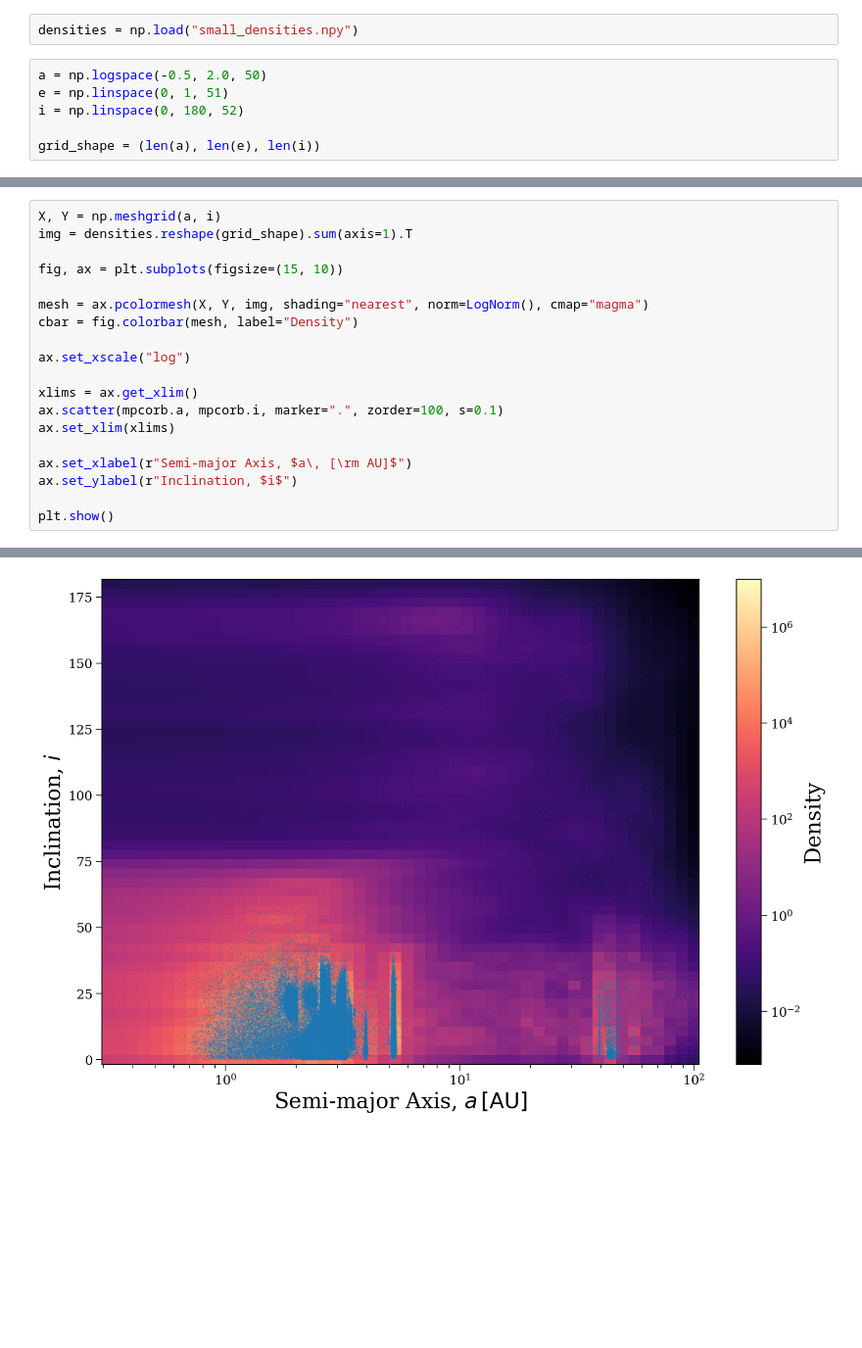
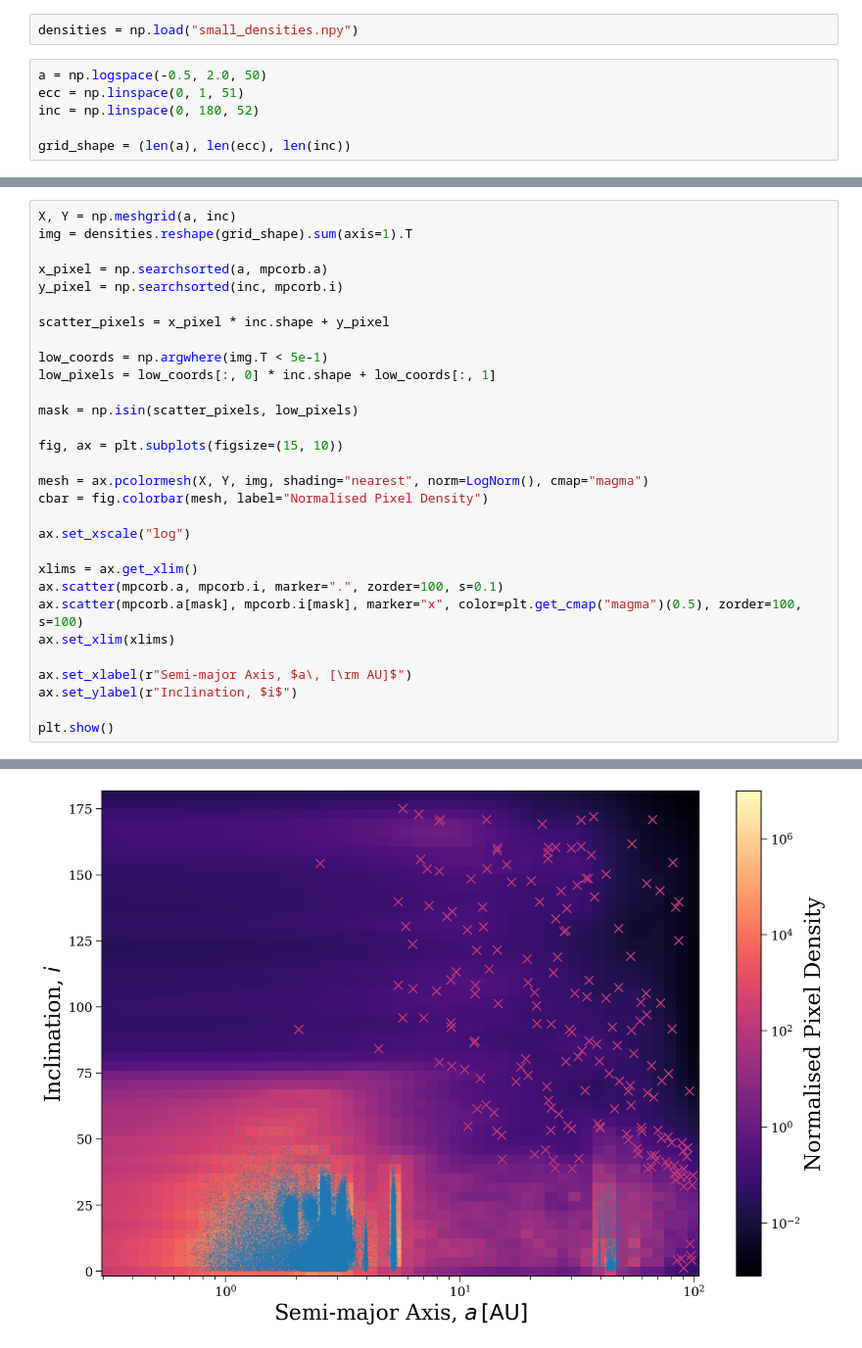
Before and after one commit to dirac-institute/hybrid_sso_catalogue, a Jupyter notebook: density/investigate.ipynb, the cells around one changed output, grey strips where cells are left out. Shown at 98% size. Saved outputs shown, nothing was run; the diff lists cells and outputs as text; blank space fills up the shorter version.

```diff
--- a/density/investigate.ipynb
+++ b/density/investigate.ipynb
@@ -31,7 +39,7 @@ mpc_aei = np.array([mpcorb.a, mpcorb.e, mpcorb.i]).T
 densities = np.load("small_densities.npy")
 # %%
 a = np.logspace(-0.5, 2.0, 50)
-e = np.linspace(0, 1, 51)
-i = np.linspace(0, 180, 52)
+ecc = np.linspace(0, 1, 51)
+inc = np.linspace(0, 180, 52)
 
-grid_shape = (len(a), len(e), len(i))
+grid_shape = (len(a), len(ecc), len(inc))
@@ -59,16 +99,27 @@ plt.show()
 # %%
-X, Y = np.meshgrid(a, i)
+X, Y = np.meshgrid(a, inc)
 img = densities.reshape(grid_shape).sum(axis=1).T
+
+x_pixel = np.searchsorted(a, mpcorb.a)
+y_pixel = np.searchsorted(inc, mpcorb.i)
+
+scatter_pixels = x_pixel * inc.shape + y_pixel
+
+low_coords = np.argwhere(img.T < 5e-1)
+low_pixels = low_coords[:, 0] * inc.shape + low_coords[:, 1]
+
+mask = np.isin(scatter_pixels, low_pixels)
 
 fig, ax = plt.subplots(figsize=(15, 10))
 
 mesh = ax.pcolormesh(X, Y, img, shading="nearest", norm=LogNorm(), cmap="magma")
-cbar = fig.colorbar(mesh, label="Density")
+cbar = fig.colorbar(mesh, label="Normalised Pixel Density")
 
 ax.set_xscale("log")
 
 xlims = ax.get_xlim()
 ax.scatter(mpcorb.a, mpcorb.i, marker=".", zorder=100, s=0.1)
+ax.scatter(mpcorb.a[mask], mpcorb.i[mask], marker="x", color=plt.get_cmap("magma")(0.5), zorder=100, s=100)
 ax.set_xlim(xlims)
 
 ax.set_xlabel(r"Semi-major Axis, $a\, [\rm AU]$")
@@ -79 +131 @@ plt.show()
-[figure, old version]
+[figure, new version]
```
Also changed, not shown: parts of 8 cells of this notebook, 2 other files.
